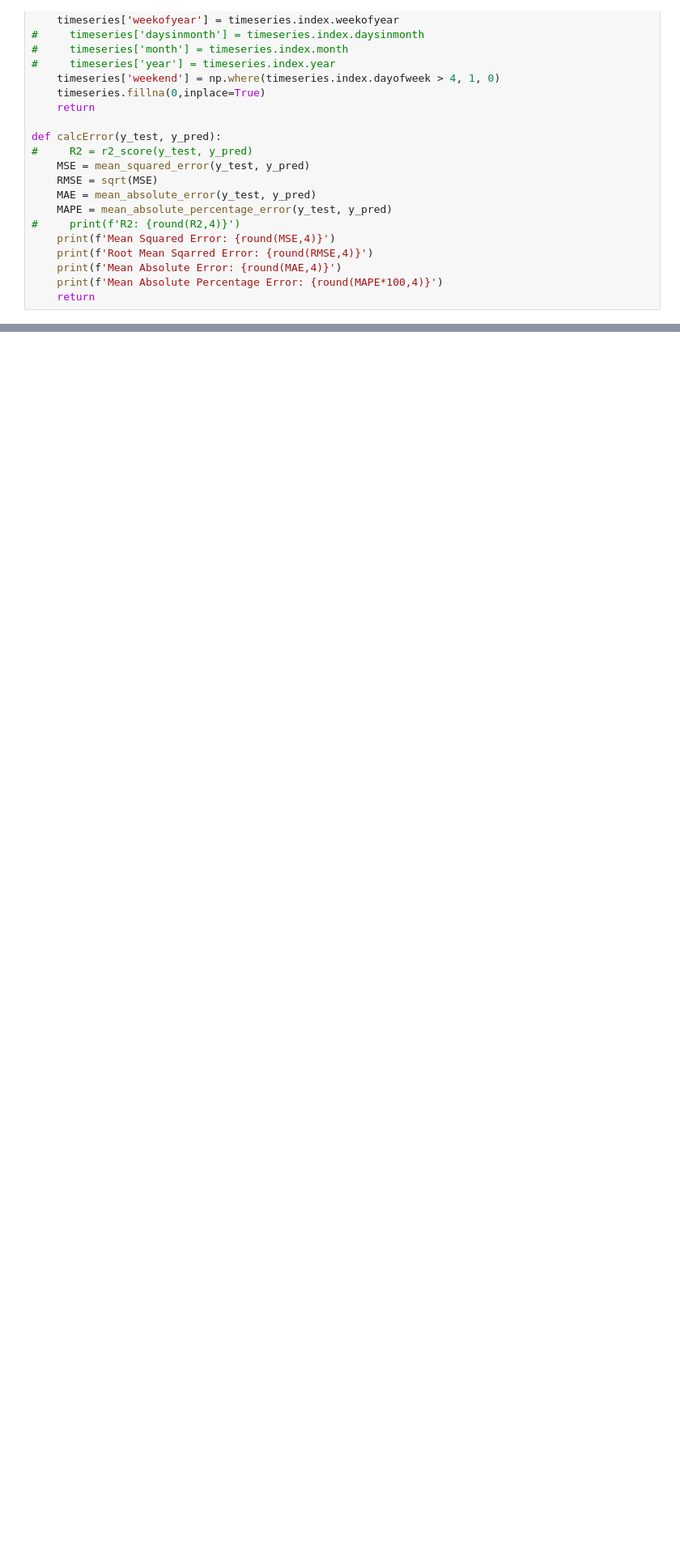
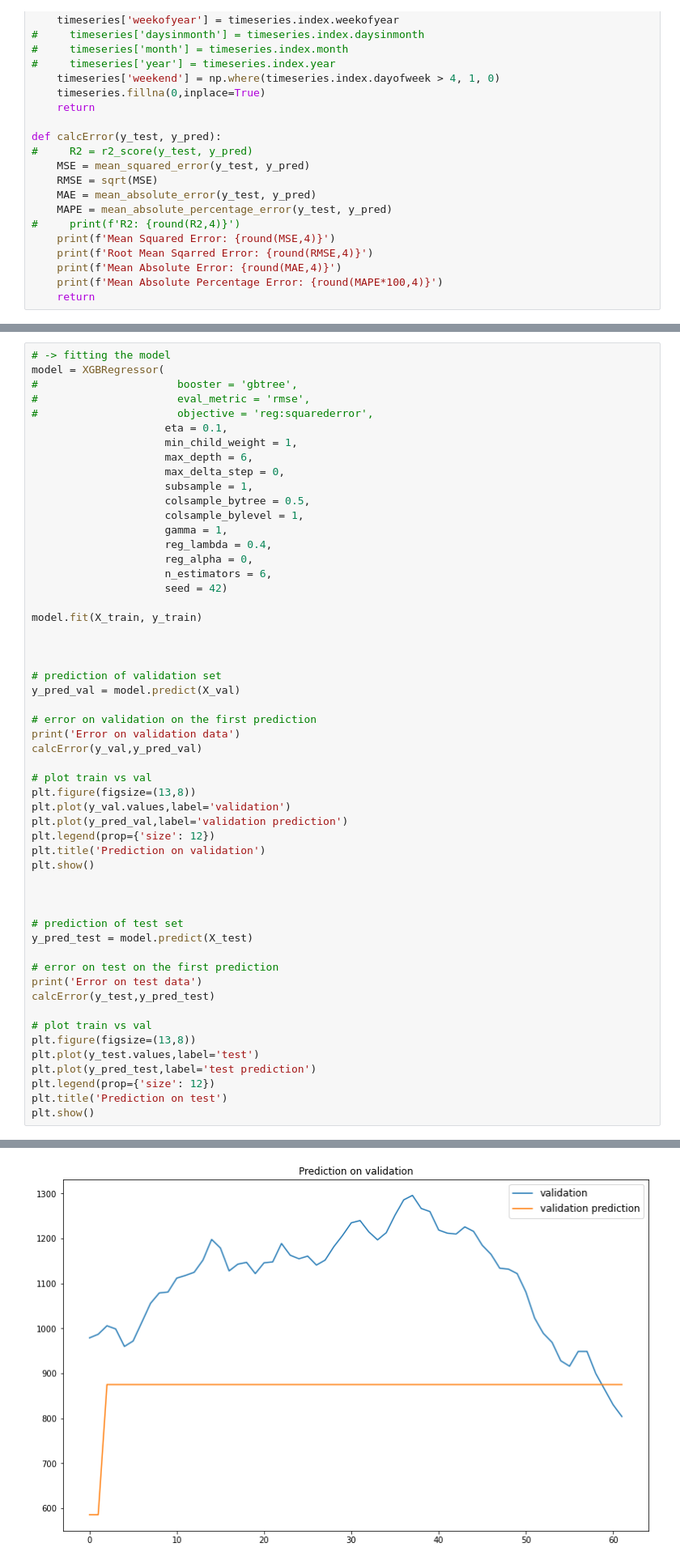
Before and after one commit to MicheleRomano1996/lombacovid_prediction, a Jupyter notebook: lomba_xgb.ipynb, the cells around one changed output, grey strips where cells are left out. Shown: that part at 81% size. Saved outputs shown, nothing was run; the diff lists cells and outputs as text; blank space fills up the shorter version.

```diff
--- a/lomba_xgb.ipynb
+++ b/lomba_xgb.ipynb
@@ -130,0 +176,55 @@ y_test = y[(y.index > separation_index_train_test) & (y.index <= separation_inde
+# %%
+# -> fitting the model
+model = XGBRegressor(
+#                      booster = 'gbtree',
+#                      eval_metric = 'rmse',
+#                      objective = 'reg:squarederror',
+                     eta = 0.1,
+                     min_child_weight = 1,
+                     max_depth = 6,
+                     max_delta_step = 0,
+                     subsample = 1,
+                     colsample_bytree = 0.5,
+                     colsample_bylevel = 1,
+                     gamma = 1,
+                     reg_lambda = 0.4,
+                     reg_alpha = 0,
+                     n_estimators = 6,
+                     seed = 42)
+
+model.fit(X_train, y_train)
+
+
+
+# prediction of validation set
+y_pred_val = model.predict(X_val)
+
+# error on validation on the first prediction
+print('Error on validation data')
+calcError(y_val,y_pred_val)
+
+# plot train vs val
+plt.figure(figsize=(13,8))
+plt.plot(y_val.values,label='validation')
+plt.plot(y_pred_val,label='validation prediction')
+plt.legend(prop={'size': 12})
+plt.title('Prediction on validation')
+plt.show()
+
+
+
+# prediction of test set
+y_pred_test = model.predict(X_test)
+
+# error on test on the first prediction
+print('Error on test data')
+calcError(y_test,y_pred_test)
+
+# plot train vs val
+plt.figure(figsize=(13,8))
+plt.plot(y_test.values,label='test')
+plt.plot(y_pred_test,label='test prediction')
+plt.legend(prop={'size': 12})
+plt.title('Prediction on test')
+plt.show()
+# %% [output]
@@ -130,0 +236 @@ y_test = y[(y.index > separation_index_train_test) & (y.index <= separation_inde
+[figure, added]
```
Also changed, not shown: parts of 6 cells of this notebook.
